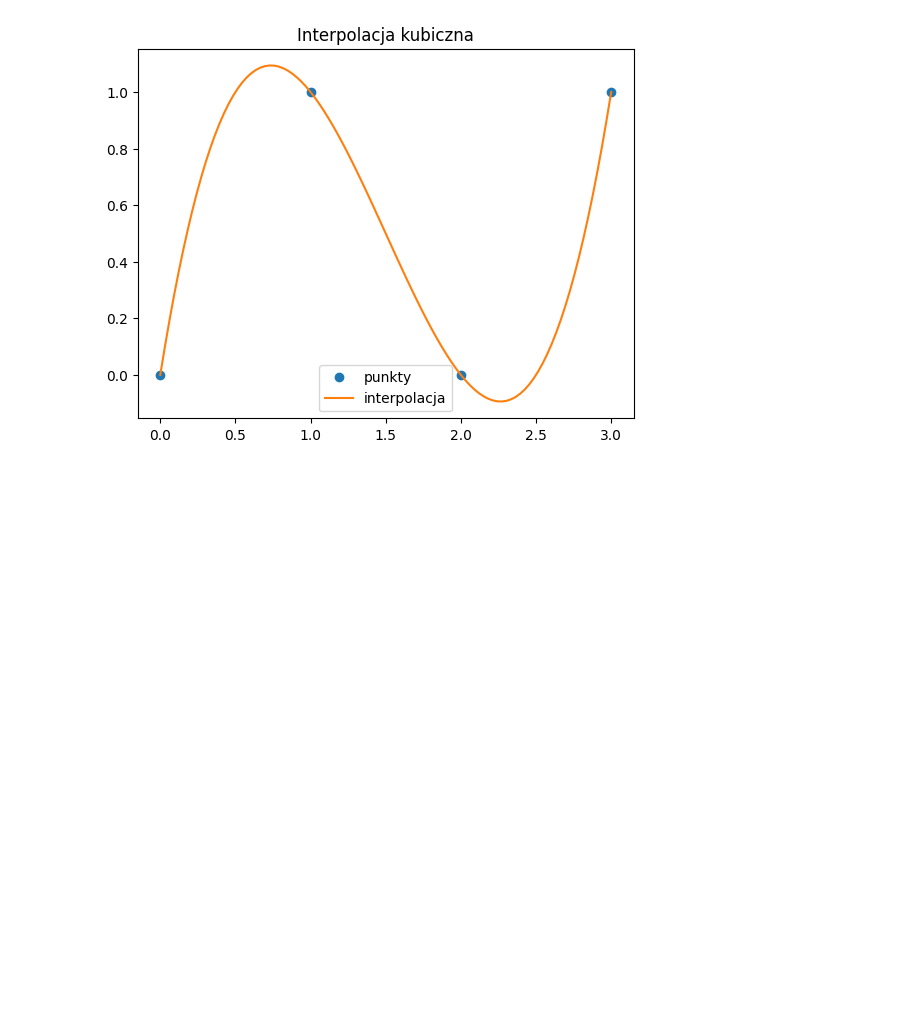
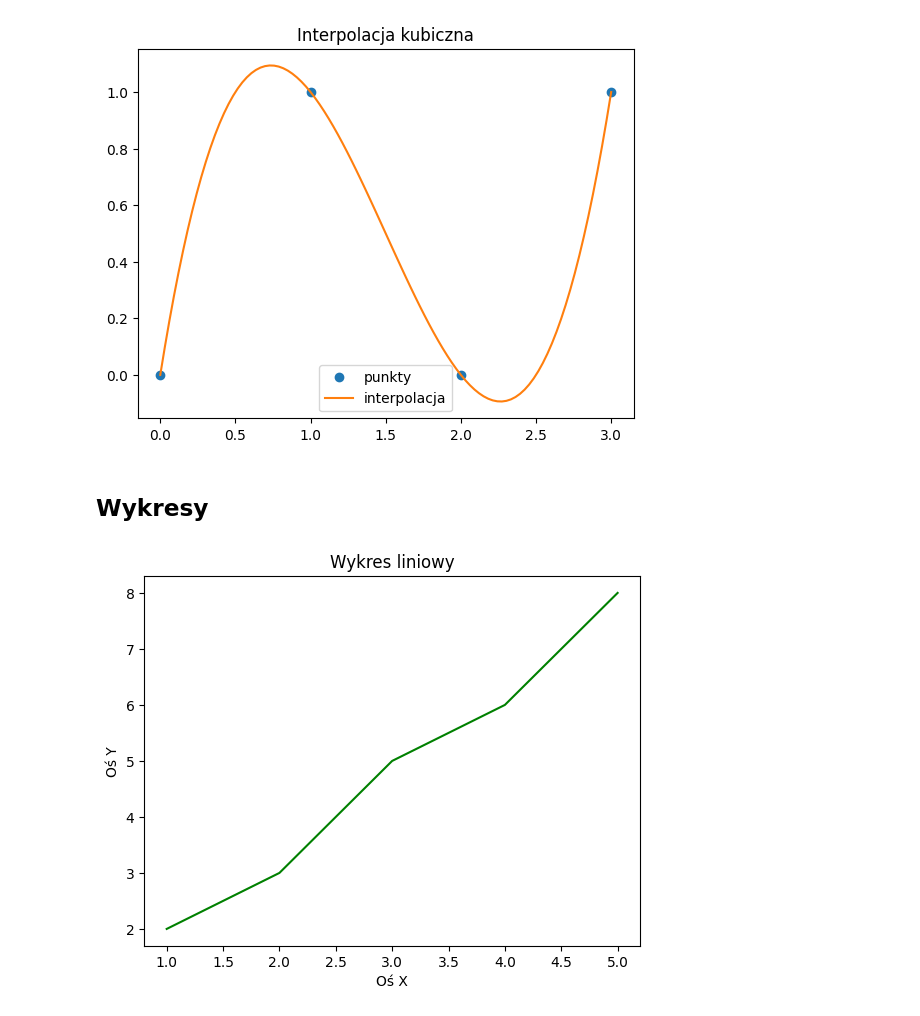
Before and after one commit to rajkonkret/PythonAnalizaDanychZus, a Jupyter notebook: day3/cwiczenie5.ipynb, the cells around one changed output. Saved outputs shown, nothing was run; the diff lists cells and outputs as text; code cells hidden in the pictures; blank space fills up the shorter version.

Commit message:
[3 12a] update cwiczenie5.ipynb, wykres liniowy

```diff
--- a/day3/cwiczenie5.ipynb
+++ b/day3/cwiczenie5.ipynb
@@ -148,3 +148,17 @@ plt.title("Interpolacja kubiczna")
 plt.show()
 # %% [output]
 [figure]
+# %% [markdown]
+## Wykresy
+# %%
+x = [1, 2, 3, 4, 5]
+y = [2, 3, 5, 6, 8]
+
+plt.plot(x,y, c="green")
+plt.title("Wykres liniowy")
+plt.xlabel("Oś X")
+plt.ylabel("Oś Y")
+
+plt.show()
+# %% [output]
+[figure, added]
```
